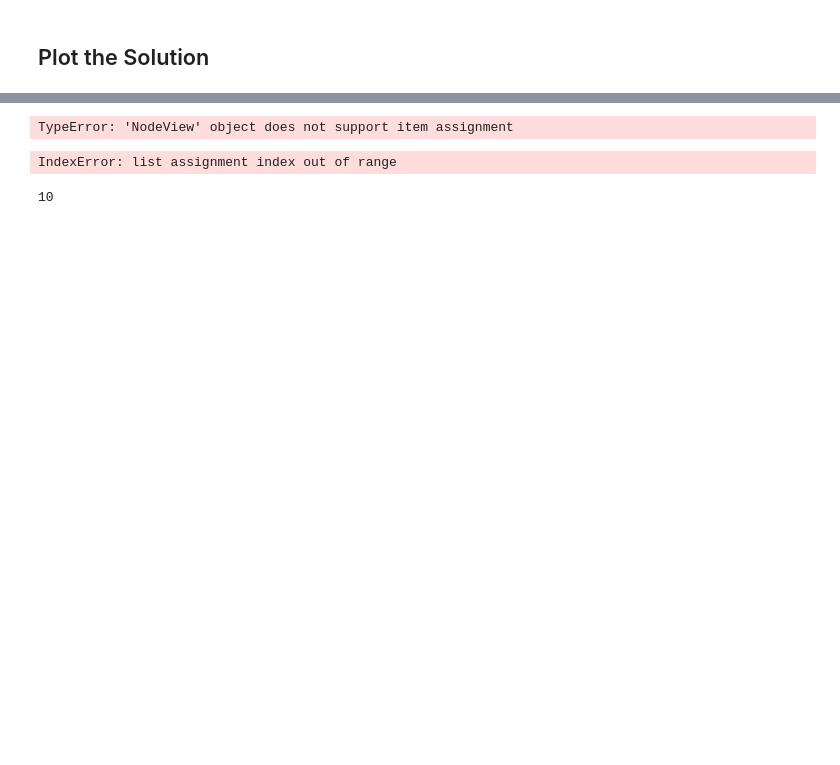
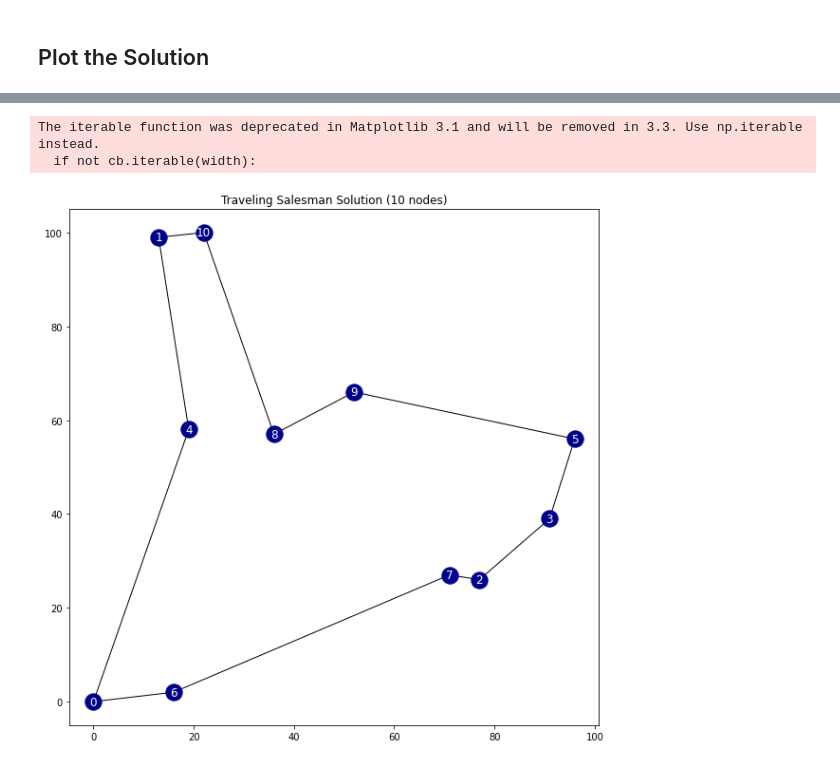
Before and after one commit to camzman/Capstone, a Jupyter notebook: TSP_Lists_sox.ipynb, the cells around one changed output, grey strips where cells are left out. Cells and saved outputs as stored; diff of their text form; code cells hidden in the pictures; blank space fills up the shorter version.

Commit message:
Updates to Capstone
Got the drone problem to run (not correctly) in the Debug file. Also added graphing to TSP_Lists_sox

```diff
--- a/TSP_Lists_sox.ipynb
+++ b/TSP_Lists_sox.ipynb
@@ -257,7 +198,10 @@ edge
+# %%
+coord = to_dict(coord)
+# %%
+# Define edge list
+edge_list = []
+for i in range(len(solution)):
+    edge_list.append([solution['From'][i], solution['To'][i]])
 # %%
 # Initialize graph object
 G = nx.Graph()
-# %%
-# Define Edges
-for i in range(len(edge)):
-    G.add_edge(edge[i][0], edge[i][1], attr_dict = {'distance' : edge[i][2]})
@@ -282,18 +207,0 @@ nodelist
-# %%
-# Define Nodes
-for i in range(N):
-    G.node[nodelist[i][1]] = {'X' : nodelist[i][1],'Y' : nodelist[i][2]}
-# %% [output]
-TypeError: 'NodeView' object does not support item assignment
-# %%
-# Define node positions
-node_positions = []
-for i in range(N-1):
-    node_positions[i] = {node[i] : (x[i], -y[i])}
-node_positions
-# %% [output]
-IndexError: list assignment index out of range
-# %%
-node[10]
-# %% [output]
-10
@@ -306,0 +208,17 @@ plt.show()
+# %%
+for (u,v) in edge_list:
+    G.add_edge(v, u, capacity=1)
+
+fig, ax = plt.subplots(figsize=(10,10))
+nx.draw(G, coord, edgelist=edge_list, edge_labels=True, with_labels=True, font_color='w', node_color='darkblue', ax=ax)
+#nx.draw_networkx_edges(G, coord, edgelist=droneedgelist, edge_color='darkorange', style='dotted', ax=ax)
+limits=plt.axis('on')
+ax.tick_params(left=True, bottom=True, labelleft=True, labelbottom=True)
+string = 'Traveling Salesman Solution (' + str(N-1) + ' nodes)'
+ax.set_title(string)
+plt.show();
+#plt.savefig("route-sim1-k1.png")
+# %% [output]
+The iterable function was deprecated in Matplotlib 3.1 and will be removed in 3.3. Use np.iterable instead.
+  if not cb.iterable(width):
+[figure, added]
```
Also changed, not shown: parts of 19 cells of this notebook, 3 other files.
